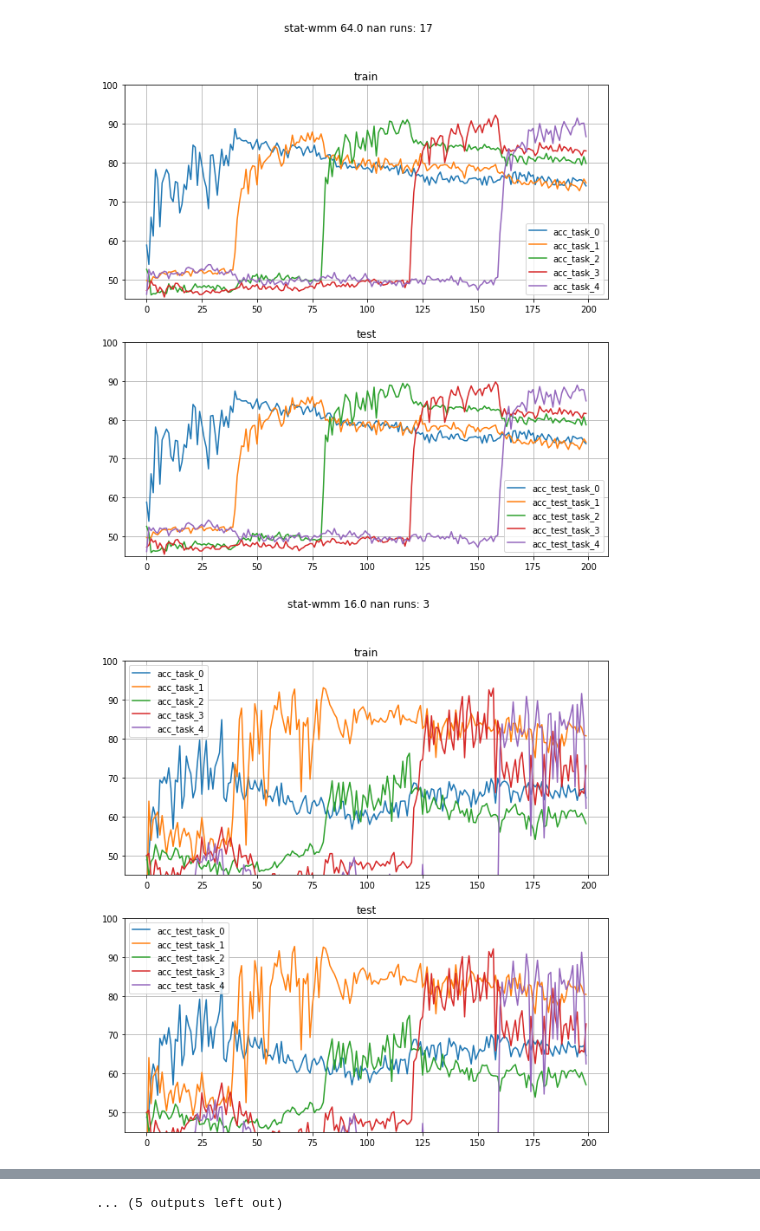
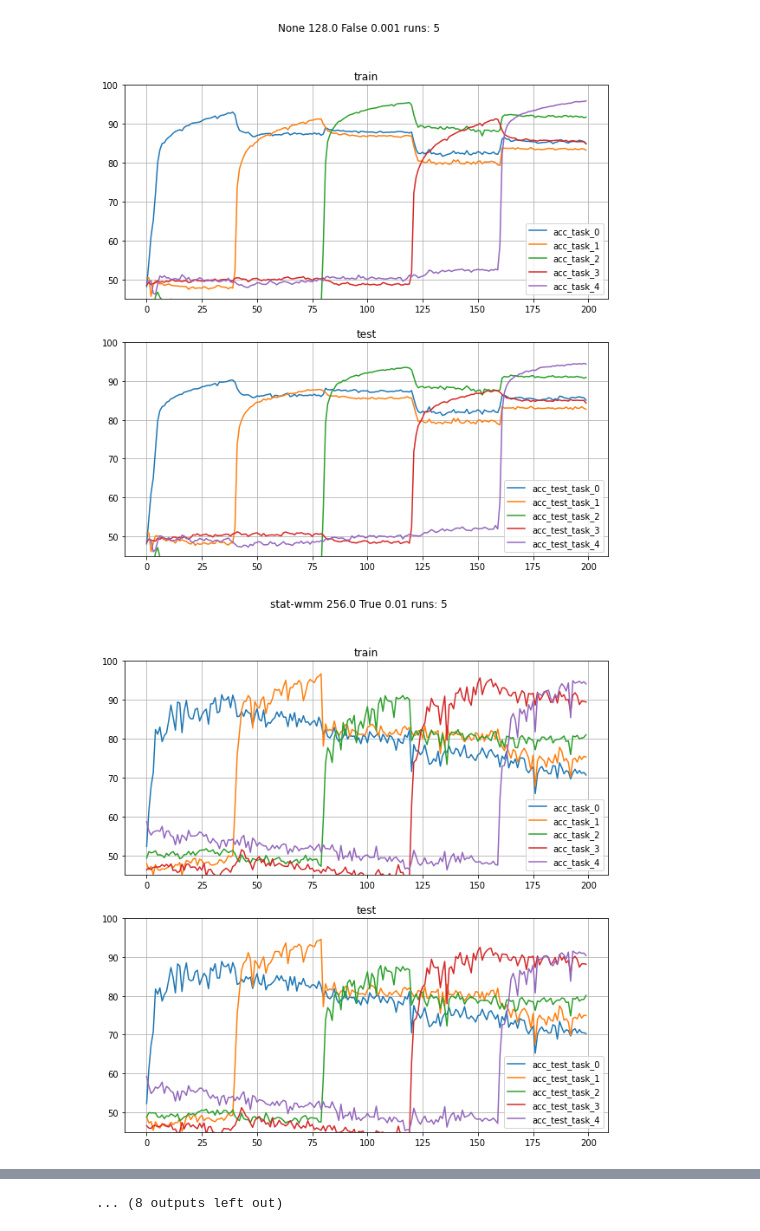
Before and after one commit to jsobolew/mgr, a Jupyter notebook: myCode/Results visualization/Results_Visualization_datasets.ipynb, the cells around one changed output, grey strips where cells are left out. Cells and saved outputs as stored; diff of their text form; code cells hidden in the pictures.

```diff
--- a/myCode/Results visualization/Results_Visualization_datasets.ipynb
+++ b/myCode/Results visualization/Results_Visualization_datasets.ipynb
@@ -35,5 +35,5 @@ df
 # %%
-UID = ['rehearsal_dataset', 'batch_size_rehearsal', 'pretraining']
+UID = ['rehearsal_dataset', 'batch_size_rehearsal', 'pretraining', 'learning_rate']
 df['UID'] = ''
 
 for c in UID:
@@ -43,6 +43,6 @@ unique_UID = df['UID'].unique()
 unique_run_params = []
 
 for uuid in unique_UID:
-    unique_run_params.append(uuid.split(';')[:3])
+    unique_run_params.append(uuid.split(';')[:4])
 unique_run_params
 # %% [output]
@@ -76,11 +78,11 @@ for run_param in unique_run_params:
 acc_col = ['acc_task_0', 'acc_task_1', 'acc_task_2', 'acc_task_3', 'acc_task_4']
 acc_test_col = ['acc_test_task_0', 'acc_test_task_1', 'acc_test_task_2', 'acc_test_task_3', 'acc_test_task_4']
 
-for unixe_idxs in unique_run_settings_idxs[1:]:
+for unixe_idxs in unique_run_settings_idxs:
     df_train, df_test = pd.DataFrame(), pd.DataFrame()
     for run_idx in unixe_idxs.values:
         try:
-            curr_run = runs[run_idx].history(10000)
+            curr_run = runs[run_idx].history(100000)
             if len(df_train > 0):
                 df_train += curr_run[acc_col].dropna().reset_index().drop(columns='index')
                 df_test += curr_run[acc_test_col].dropna().reset_index().drop(columns='index')
@@ -89,14 +91,17 @@ for unixe_idxs in unique_run_settings_idxs[1:]:
                 df_test = curr_run[acc_test_col].dropna().reset_index().drop(columns='index')
         except Exception as e:
             print(f"Error in run: {run_idx} Error: {e}")
-    df_train /= len(unixe_idxs)
-    df_test /= len(unixe_idxs)
+    try:
+        df_train /= len(unixe_idxs)
+        df_test /= len(unixe_idxs)
 
-    fig, ax = plt.subplots(2,1)
-    fig.set_figheight(10)
-    fig.set_figwidth(10)
-    fig.suptitle(df.iloc[unixe_idxs]['UID'].iloc[0].replace(';',' ') + f"runs: {len(unixe_idxs)}", fontsize=12)
-    df_train.plot(ax=ax[0], grid=True, ylim=[45, 100], title='train')
-    df_test.plot(ax=ax[1], grid=True, ylim=[45, 100], title='test')
-    plt.show()
+        fig, ax = plt.subplots(2,1)
+        fig.set_figheight(10)
+        fig.set_figwidth(10)
+        fig.suptitle(df.iloc[unixe_idxs]['UID'].iloc[0].replace(';',' ') + f"runs: {len(unixe_idxs)}", fontsize=12)
+        df_train.plot(ax=ax[0], grid=True, ylim=[45, 100], title='train')
+        df_test.plot(ax=ax[1], grid=True, ylim=[45, 100], title='test')
+        plt.show()
+    except Exception as e:
+        print(f"Exception with ids: {unixe_idxs}, exception: {e}")
 # %% [output]
@@ -106,2 +111,2 @@ for unixe_idxs in unique_run_settings_idxs[1:]:
-[figure, old version]
+[figure, new version]
-[figure, old version]
+[figure, new version]
@@ -115 +120 @@ for unixe_idxs in unique_run_settings_idxs[1:]:
-... (5 outputs left out)
+... (8 outputs left out)
```
Also changed, not shown: parts of 3 cells of this notebook, 10 other files.
